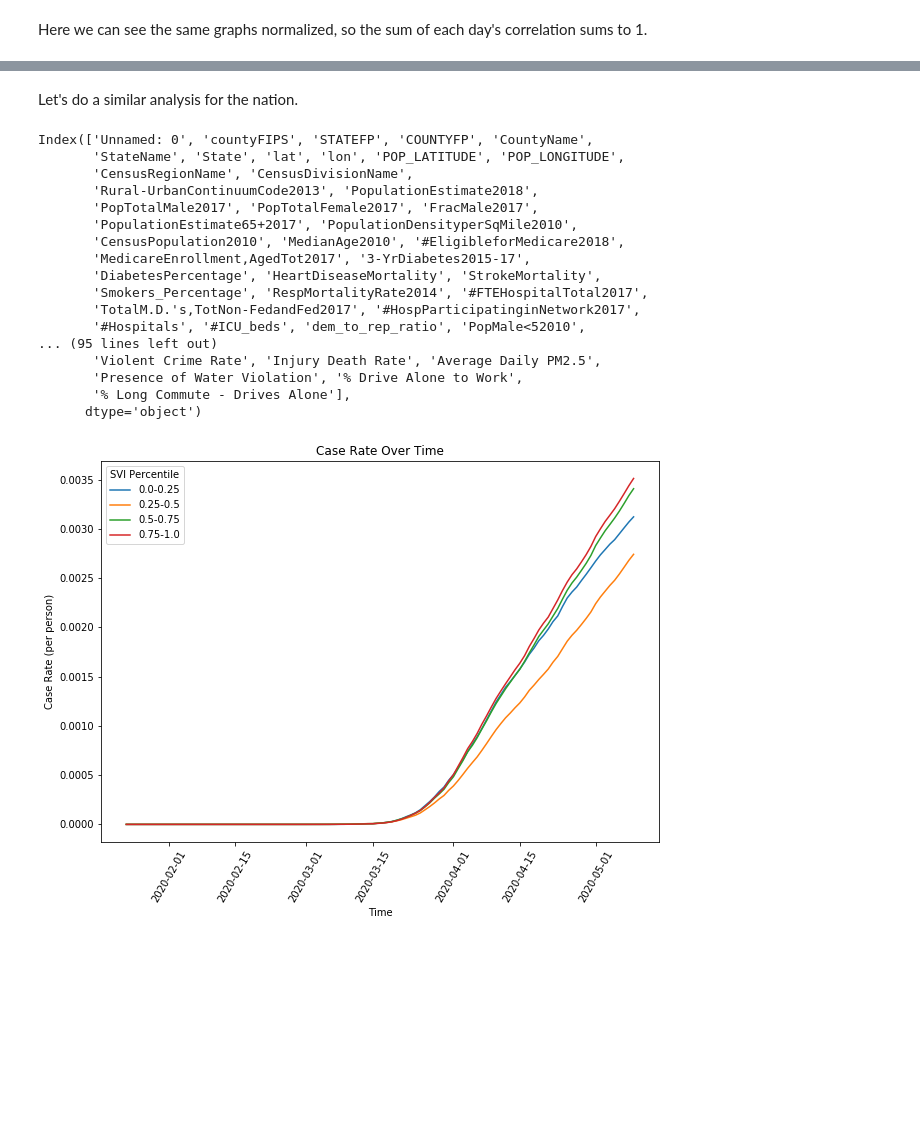
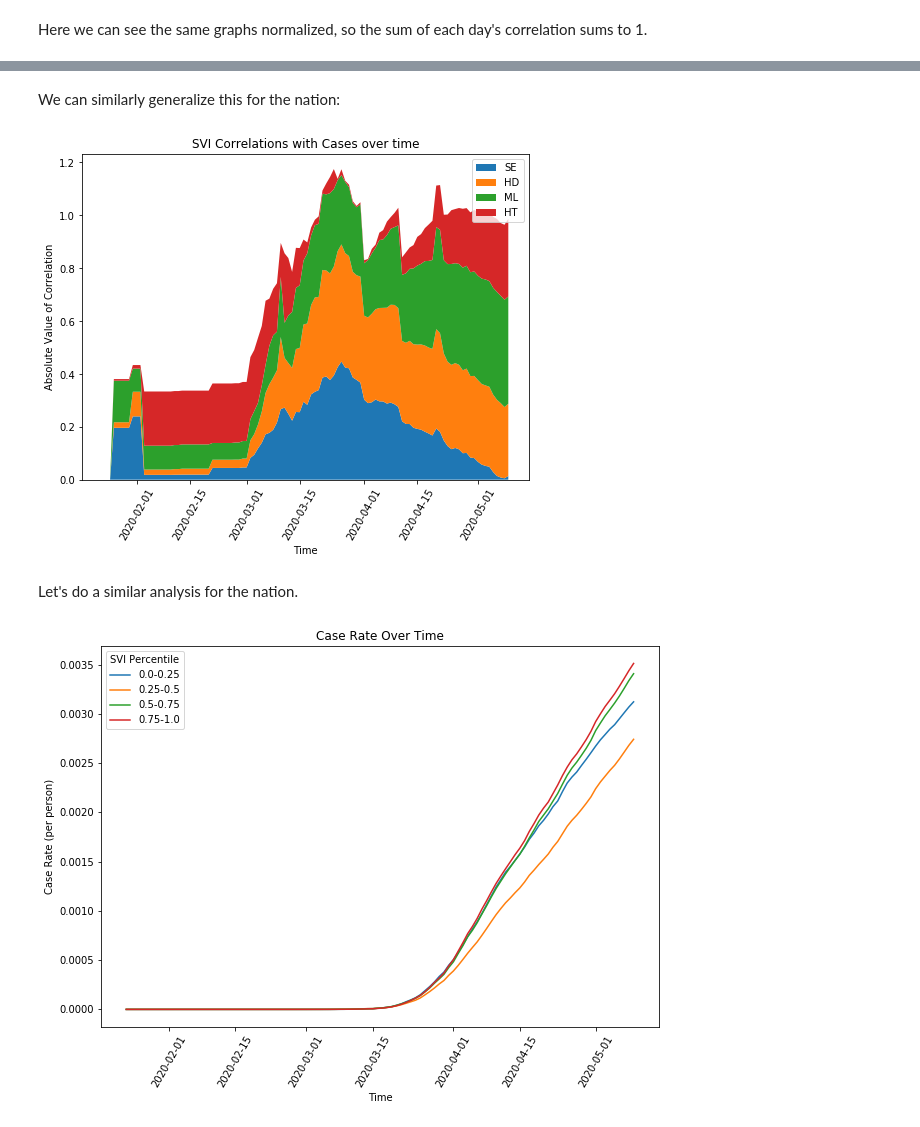
Before and after one commit to AndyFlury13/covid19-final-project, a Jupyter notebook: final_proj/svi.ipynb, the cells around one changed output, grey strips where cells are left out. Cells and saved outputs as stored; diff of their text form; code cells hidden in the pictures; blank space fills up the shorter version.

Commit message:
correlation function created

```diff
--- a/final_proj/svi.ipynb
+++ b/final_proj/svi.ipynb
@@ -260,25 +239,55 @@ plt.show()
+# %% [markdown]
+We can similarly generalize this for the nation:
+# %%
+def corr_stack_plot(df=cases_info, cases=True, state='California', nation=False, normalized=True):
+    svi_df = df[svi_columns + ['State']]
+    if cases:
+        columns = cases_columns + ['PopulationEstimate2018', 'State']
+        df = df[columns].copy()
+    else:
+        columns = death_columns + ['PopulationEstimate2018', 'State']
+        df = df[death_columns].copy()
+    if not nation:
+        df = df.loc[df['State'] == state]
+        svi_df = svi_df.loc[svi_df['State'] == state]
+        df = df.drop('State', axis=1)
+        svi_df = svi_df.drop('State', axis=1)
+    df = df.divide(df['PopulationEstimate2018'], axis=0)
+    df = df.drop('PopulationEstimate2018', axis=1)
+    if cases:
+        x = pd.to_datetime(df.columns.str.replace('_cases', ''))
+    else:
+        x = pd.to_datetime(df.columns.str.replace('_deaths', ''))
+    fig = plt.figure(figsize=(8, 6))
+    y = np.ndarray(shape=(4, x.size))
+    for i in range(4):
+        y[i] = df.apply(lambda x: x.corr(svi_df[svi_columns[i]]))
+    y = np.nan_to_num(y)
+    y = np.abs(y)
+    p = plt.stackplot(x, y, labels = ['SE', 'HD', 'ML', 'HT'])
+    plt.xlabel('Time')
+    if cases:
+        title = 'SVI Correlations with Cases over time'
+        if nation:
+            title += ', (nationwide)'
+        else:
+            title += ', (' + state +')'
+    else:
+        plt.title('SVI Correlations with Deaths over time')
+        if nation:
+            title += ', (nationwide)'
+        else:
+            title += ', (' + state +')'
+    plt.ylabel('Absolute Value of Correlation')
+    plt.legend()
+    plt.xticks(rotation=60)
+    plt.show()
+
+corr_stack_plot()
+# %% [output]
+[figure, added]
 # %% [markdown]
 Let's do a similar analysis for the nation.
-# %%
-cases_info.columns
-# %% [output]
-Index(['Unnamed: 0', 'countyFIPS', 'STATEFP', 'COUNTYFP', 'CountyName',
-       'StateName', 'State', 'lat', 'lon', 'POP_LATITUDE', 'POP_LONGITUDE',
-       'CensusRegionName', 'CensusDivisionName',
-       'Rural-UrbanContinuumCode2013', 'PopulationEstimate2018',
-       'PopTotalMale2017', 'PopTotalFemale2017', 'FracMale2017',
-       'PopulationEstimate65+2017', 'PopulationDensityperSqMile2010',
-       'CensusPopulation2010', 'MedianAge2010', '#EligibleforMedicare2018',
-       'MedicareEnrollment,AgedTot2017', '3-YrDiabetes2015-17',
-       'DiabetesPercentage', 'HeartDiseaseMortality', 'StrokeMortality',
-       'Smokers_Percentage', 'RespMortalityRate2014', '#FTEHospitalTotal2017',
-       'TotalM.D.'s,TotNon-FedandFed2017', '#HospParticipatinginNetwork2017',
-       '#Hospitals', '#ICU_beds', 'dem_to_rep_ratio', 'PopMale<52010',
-... (95 lines left out)
-       'Violent Crime Rate', 'Injury Death Rate', 'Average Daily PM2.5',
-       'Presence of Water Violation', '% Drive Alone to Work',
-       '% Long Commute - Drives Alone'],
-      dtype='object')
 # %%
 plot_svi_bins(nation=True)
 # %% [output]
```
Also changed, not shown: parts of 7 cells of this notebook.
